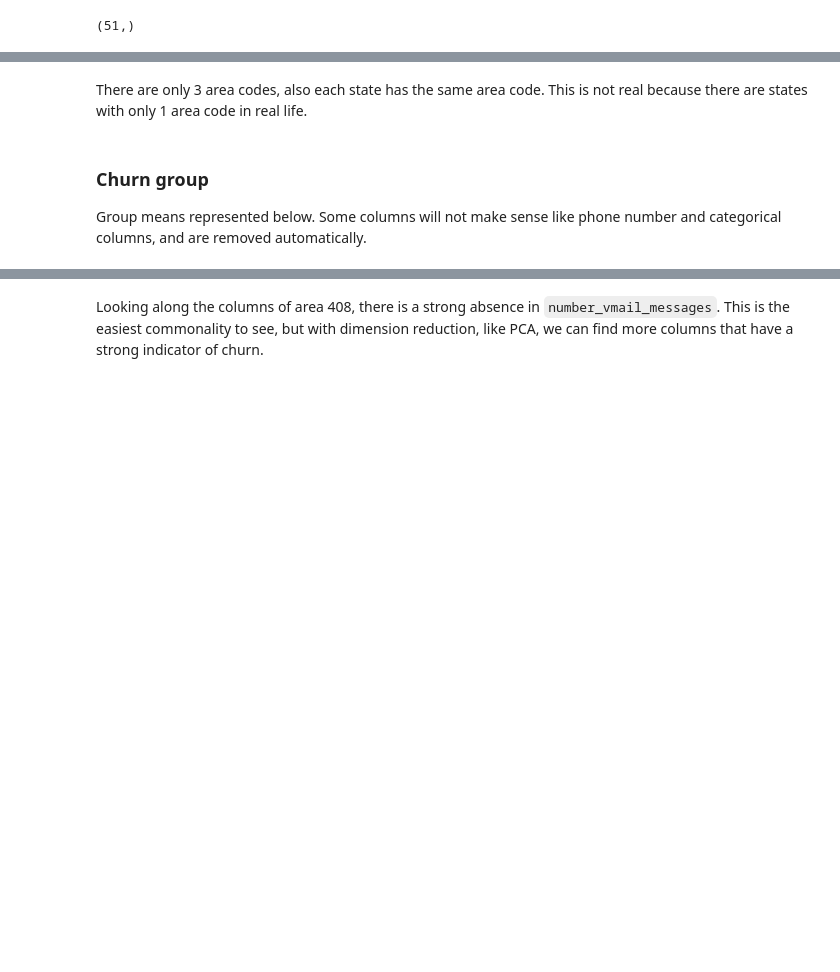
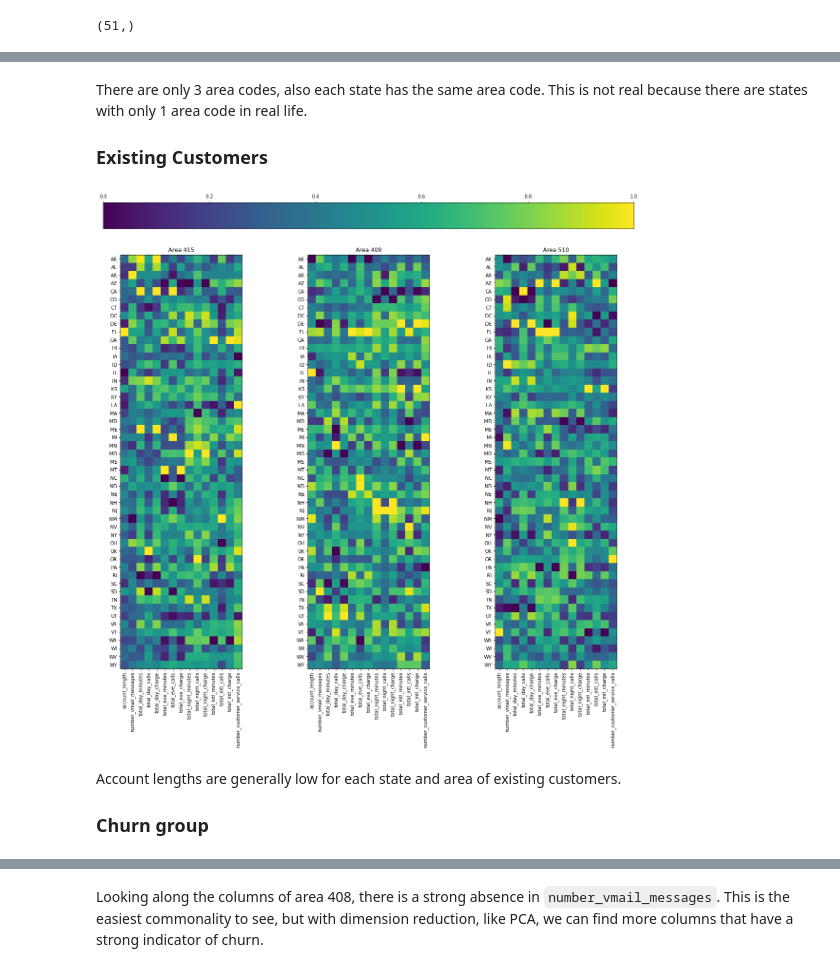
Before and after one commit to rfryrice/data-science, a Jupyter notebook: Project 2 - Churn.ipynb, the cells around one changed output, grey strips where cells are left out. Drawn from its saved outputs; the diff is of its cells as text; code cells hidden in the pictures; blank space fills up the shorter version.

```diff
--- a/Project 2 - Churn.ipynb
+++ b/Project 2 - Churn.ipynb
@@ -104,6 +124,28 @@ group_means
 # %% [markdown]
 There are only 3 area codes, also each state has the same area code. This is not real because there are states with only 1 area code in real life.
+### Existing Customers
+# %%
+from sklearn.preprocessing import MinMaxScaler
+
+fig, axs = plt.subplots(1, 3, figsize=(20, 20))
+codes = ['415', '408', '510']
+for i, ax in enumerate(axs.ravel()):
+    col_data = group_means.filter(like='False', axis=0).filter(
+        like=codes[i], axis=0).reset_index((1, 2)).drop(['area_code', 'churned'], axis=1)
+
+    min_max_scaler = MinMaxScaler()
+    x_scaled = min_max_scaler.fit_transform(col_data.values)
+    s_col_data = pd.DataFrame(
+        x_scaled, columns=group_means.columns, index=col_data.index)
+
+    ax.imshow(s_col_data, cmap='viridis')
+    ax.set_title(f'Area {codes[i]}')
+    ax.set_xticks(np.arange(15), labels=col_data.columns, rotation='vertical')
+    ax.set_yticks(np.arange(col_data.shape[0]), labels=col_data.index)
+plt.colorbar(axs[0].images[0], ax=axs, location='top');
+# %% [output]
+[figure, added]
 # %% [markdown]
+Account lengths are generally low for each state and area of existing customers.
 ### Churn group
-Group means represented below. Some columns will not make sense like phone number and categorical columns, and are removed automatically.
 # %%
```
Also changed, not shown: parts of 23 cells of this notebook, 7 other files.
